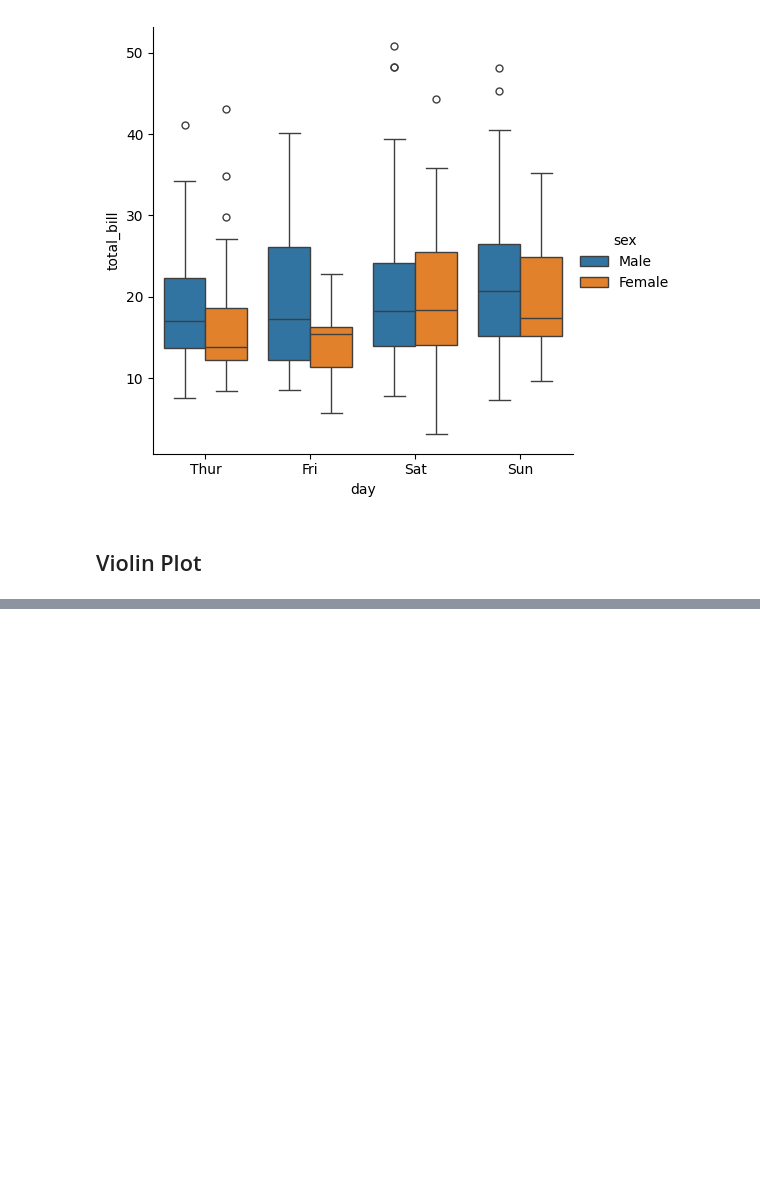
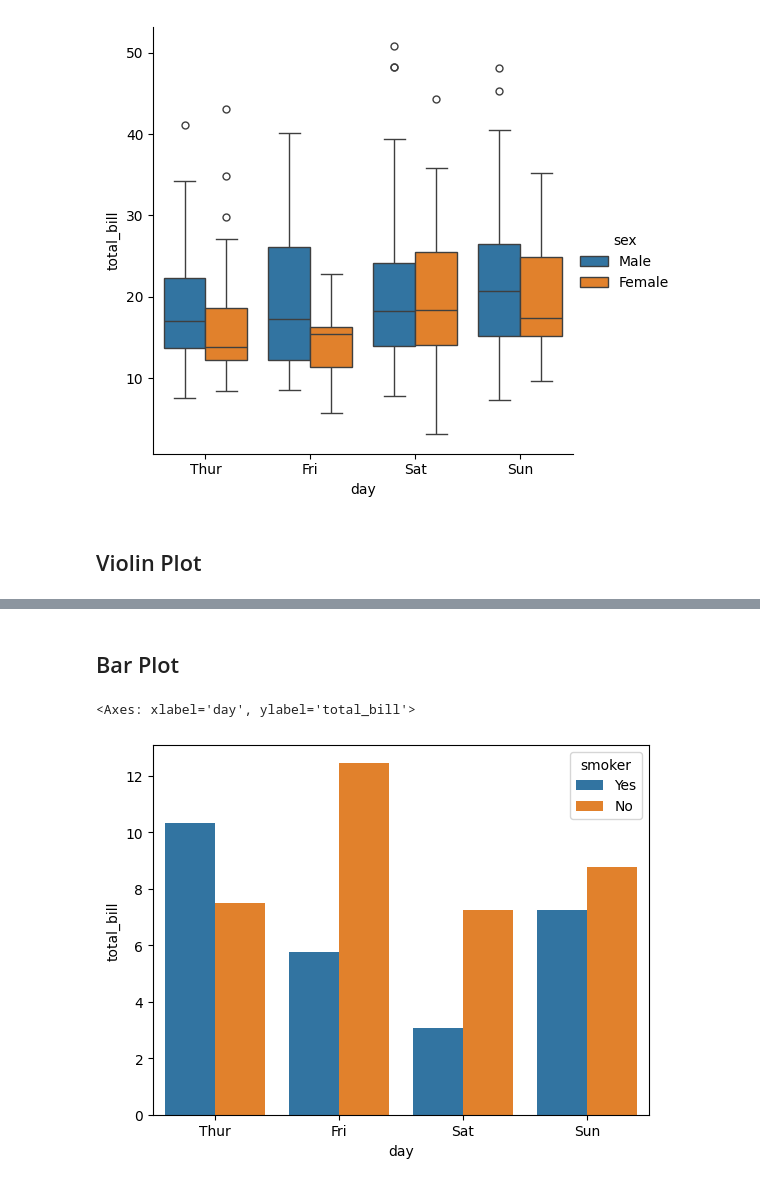
Before and after one commit to atharvakhandelwal19/my-data-science-roadmap, a Jupyter notebook: 05_Seaborn/basics.ipynb, the cells around one changed output, grey strips where cells are left out. Drawn from its saved outputs; the diff is of its cells as text; code cells hidden in the pictures; blank space fills up the shorter version.

```diff
--- a/05_Seaborn/basics.ipynb
+++ b/05_Seaborn/basics.ipynb
@@ -262,0 +274,7 @@ sns.catplot(data=tips, x='day', y='total_bill', hue='sex', kind='box')
+# %% [markdown]
+## Bar Plot
+# %%
+sns.barplot(data=tips, x='day', y='total_bill', hue='smoker', estimator=np.min, errorbar=None)
+# %% [output]
+<Axes: xlabel='day', ylabel='total_bill'>
+[figure, added]
```
Also changed, not shown: parts of 25 cells of this notebook, 3 other files.
